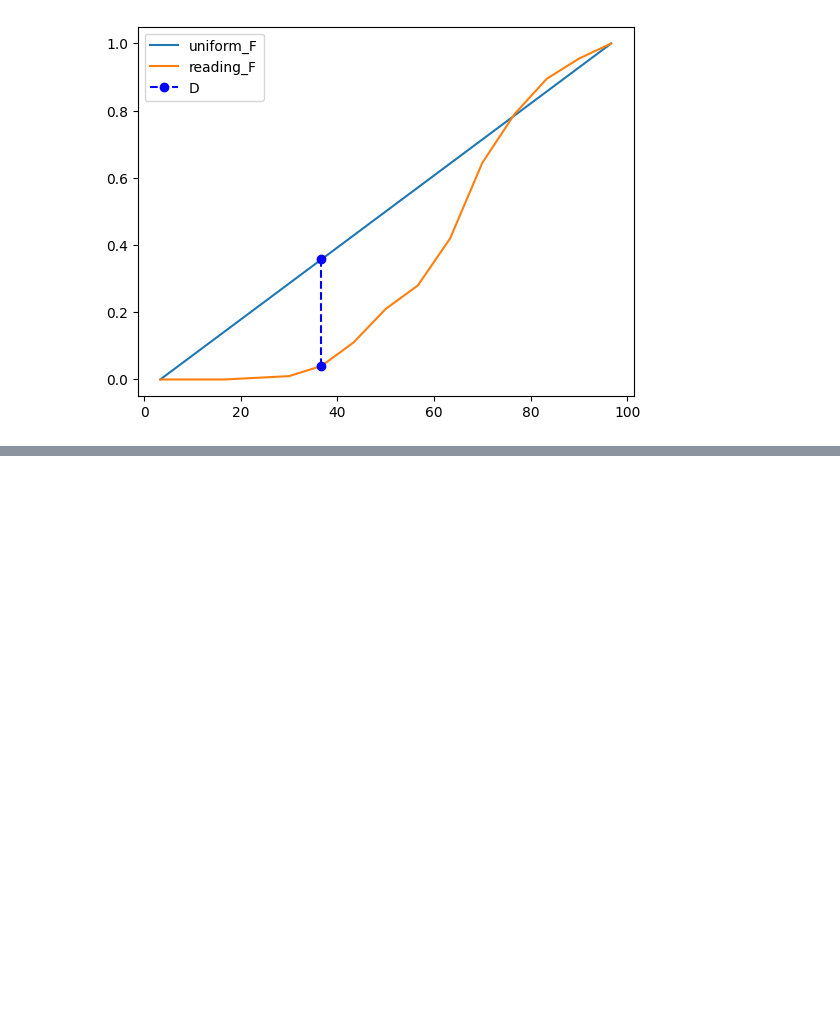
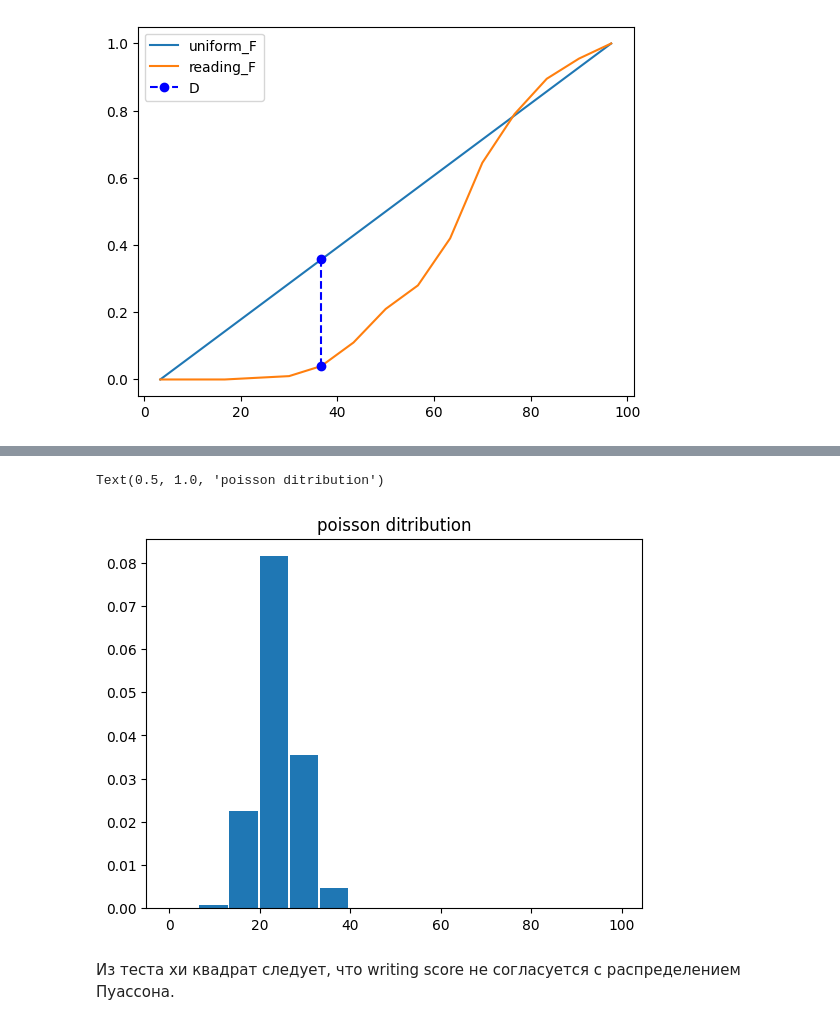
Before and after one commit to KVitaliiy/mathematical_statistic, a Jupyter notebook: lab3-statistical_hypotheses/lab3.ipynb, the cells around one changed output, grey strips where cells are left out. Drawn from its saved outputs; the diff is of its cells as text; code cells hidden in the pictures; blank space fills up the shorter version.

```diff
--- a/lab3-statistical_hypotheses/lab3.ipynb
+++ b/lab3-statistical_hypotheses/lab3.ipynb
@@ -138,0 +165,4 @@ ax.plot()
+# %%
+# generate poiison distribution with given lam
+lam = writing_sample_expect
+p = [pow(lam, int(x))/factorial(int(x))*exp(-lam) for x in writing_points]
@@ -138,0 +180,9 @@ ax.plot()
+# %%
+fig, ax = plt.subplots()
+ax.bar(writing_a[:writing_intervals_count], p, width=writing_len_interval-0.4, align='edge')
+ax.set_title('poisson ditribution')
+# %% [output]
+Text(0.5, 1.0, 'poisson ditribution')
+[figure, added]
+# %% [markdown]
+Из теста хи квадрат следует, что writing score  не согласуется с распределением Пуассона.
```
Also changed, not shown: parts of 21 cells of this notebook.
